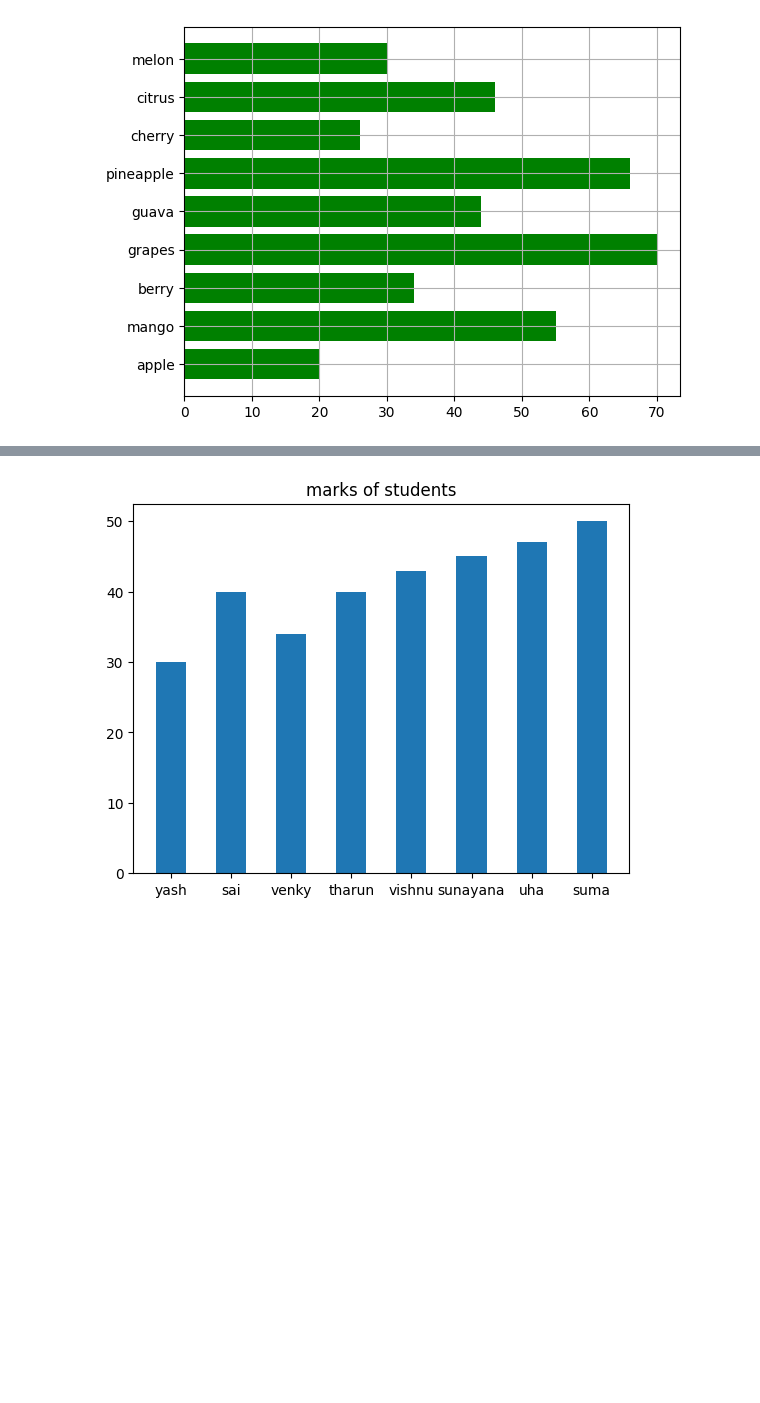
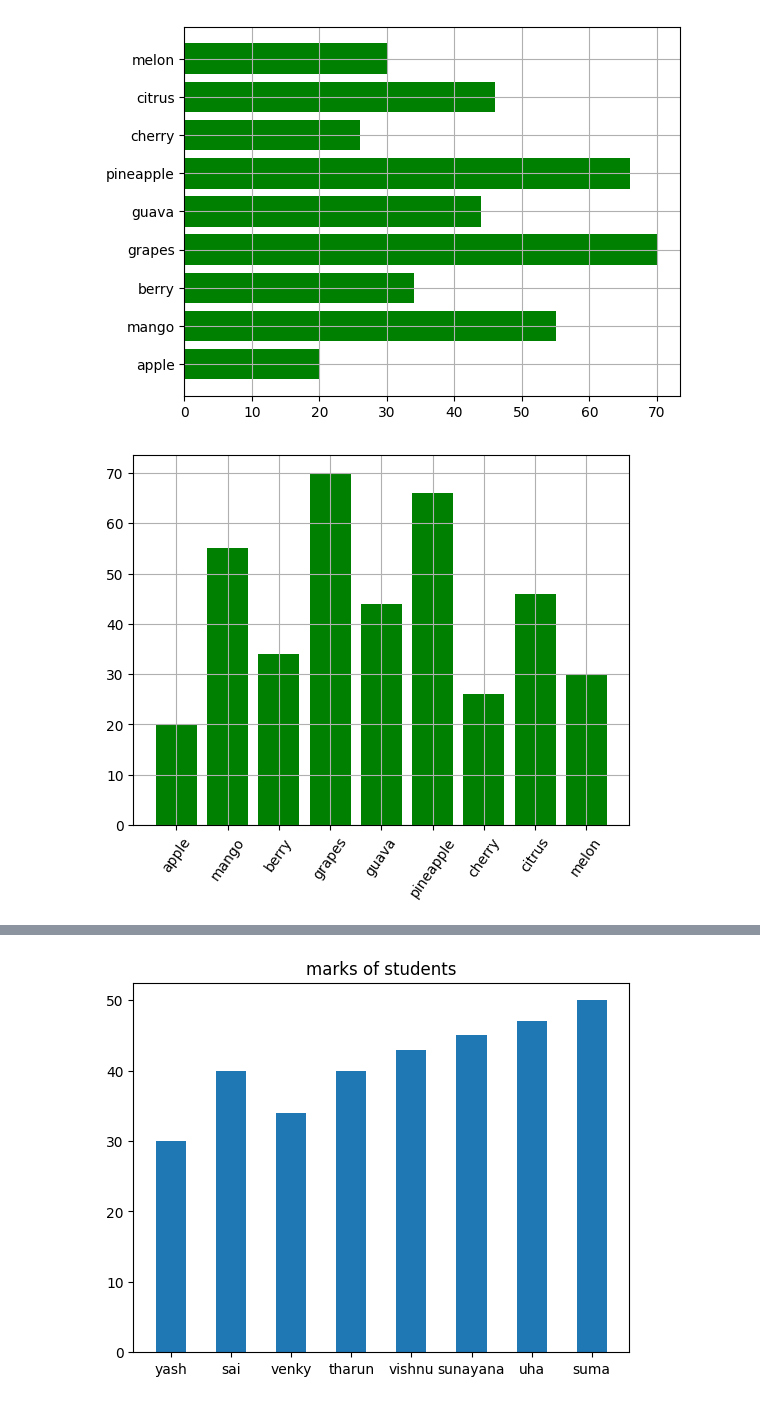
Before and after one commit to yash144-code/daily-python-work, a Jupyter notebook: data_science.ipynb, the cells around one changed output, grey strips where cells are left out. Saved outputs shown, nothing was run; the diff lists cells and outputs as text; code cells hidden in the pictures; blank space fills up the shorter version.

```diff
--- a/data_science.ipynb
+++ b/data_science.ipynb
@@ -2139,6 +2140,16 @@ plt.grid(True)
 plt.show()
 # %% [output]
 [figure]
+# %%
+import matplotlib.pyplot as plt
+fruits = ['apple','mango','berry','grapes','guava','pineapple','cherry','citrus','melon']
+sales  = [20,55,34,70,44,66,26,46,30]
+plt.bar(fruits,sales,color='g')
+plt.xticks(rotation = 55)
+plt.grid(True)
+plt.show()
+# %% [output]
+[figure, added]
 # %%
 # importing files from local storage to colab
 from google.colab import files
```
Also changed, not shown: parts of 6 cells of this notebook.
